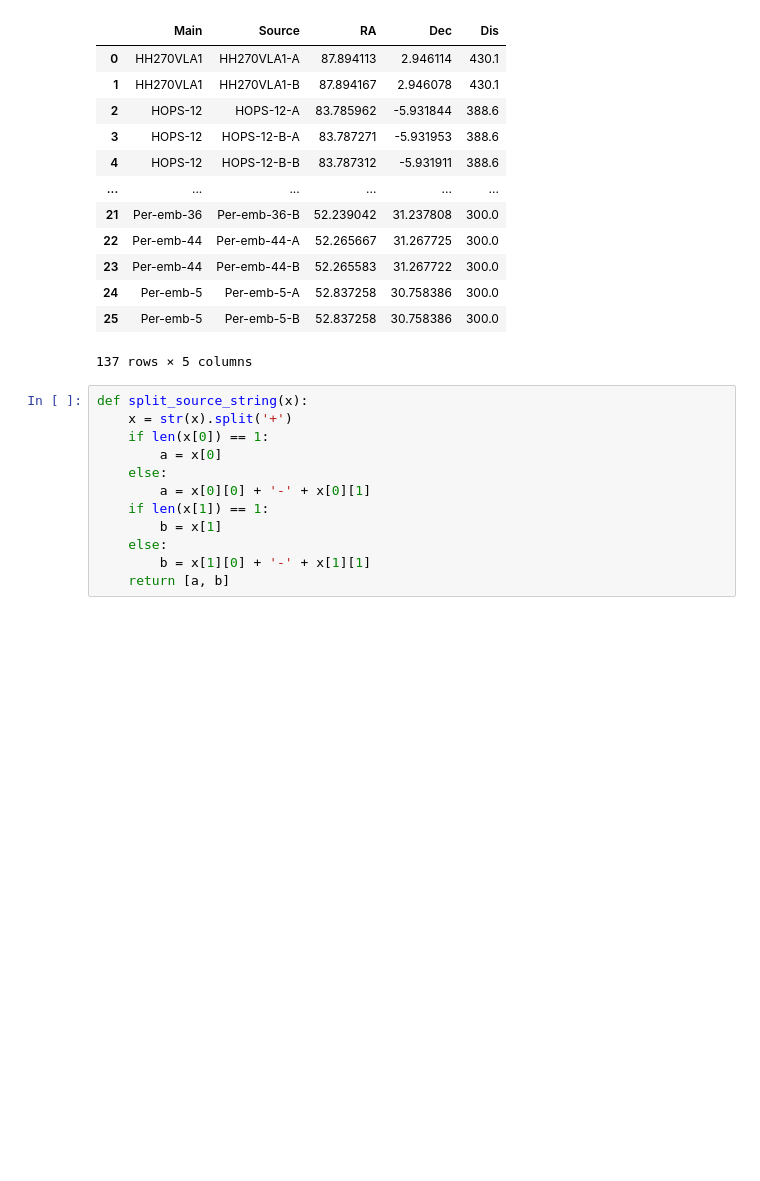
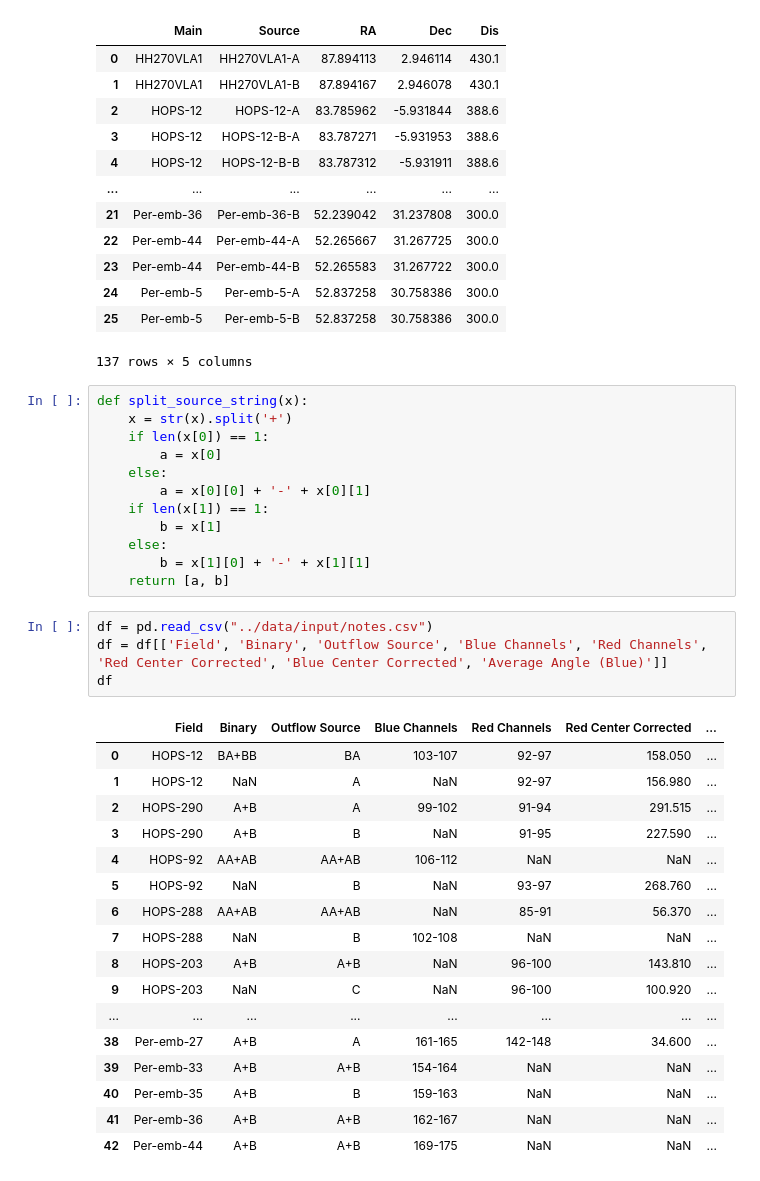
Before and after one commit to ryguy2k4/hops-research, a Jupyter notebook: notebooks/data.ipynb, the cells around one changed output. Cells and saved outputs as stored; diff of their text form; blank space fills up the shorter version.

```diff
--- a/notebooks/data.ipynb
+++ b/notebooks/data.ipynb
@@ -205,3 +205,25 @@ def split_source_string(x):
     else:
         b = x[1][0] + '-' + x[1][1]
     return [a, b]
+# %%
+df = pd.read_csv("../data/input/notes.csv")
+df = df[['Field', 'Binary', 'Outflow Source', 'Blue Channels', 'Red Channels', 'Red Center Corrected', 'Blue Center Corrected', 'Average Angle (Blue)']]
+df
+# %% [output]
+|  | Field | Binary | Outflow Source | Blue Channels | Red Channels | Red Center Corrected | ... |
+| 0 | HOPS-12 | BA+BB | BA | 103-107 | 92-97 | 158.050 | ... |
+| 1 | HOPS-12 | NaN | A | NaN | 92-97 | 156.980 | ... |
+| 2 | HOPS-290 | A+B | A | 99-102 | 91-94 | 291.515 | ... |
+| 3 | HOPS-290 | A+B | B | NaN | 91-95 | 227.590 | ... |
+| 4 | HOPS-92 | AA+AB | AA+AB | 106-112 | NaN | NaN | ... |
+| 5 | HOPS-92 | NaN | B | NaN | 93-97 | 268.760 | ... |
+| 6 | HOPS-288 | AA+AB | AA+AB | NaN | 85-91 | 56.370 | ... |
+| 7 | HOPS-288 | NaN | B | 102-108 | NaN | NaN | ... |
+| 8 | HOPS-203 | A+B | A+B | NaN | 96-100 | 143.810 | ... |
+| 9 | HOPS-203 | NaN | C | NaN | 96-100 | 100.920 | ... |
+| ... | ... | ... | ... | ... | ... | ... | ... |
+| 38 | Per-emb-27 | A+B | A | 161-165 | 142-148 | 34.600 | ... |
+| 39 | Per-emb-33 | A+B | A+B | 154-164 | NaN | NaN | ... |
+| 40 | Per-emb-35 | A+B | B | 159-163 | NaN | NaN | ... |
+| 41 | Per-emb-36 | A+B | A+B | 162-167 | NaN | NaN | ... |
+| 42 | Per-emb-44 | A+B | A+B | 169-175 | NaN | NaN | ... |
```
Also changed, not shown: parts of 2 cells of this notebook, 43 other files.
